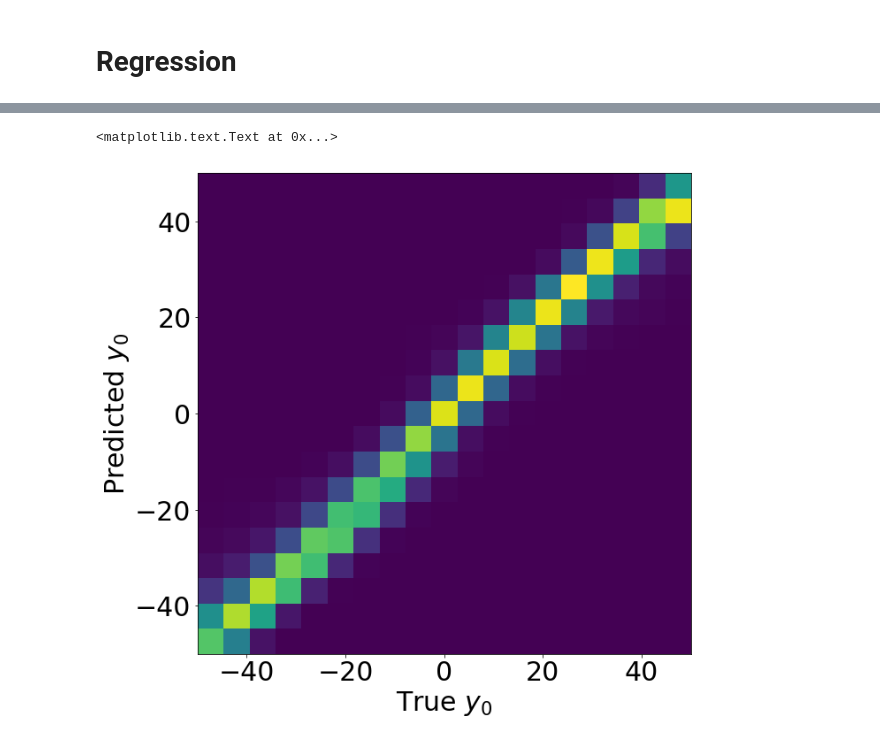
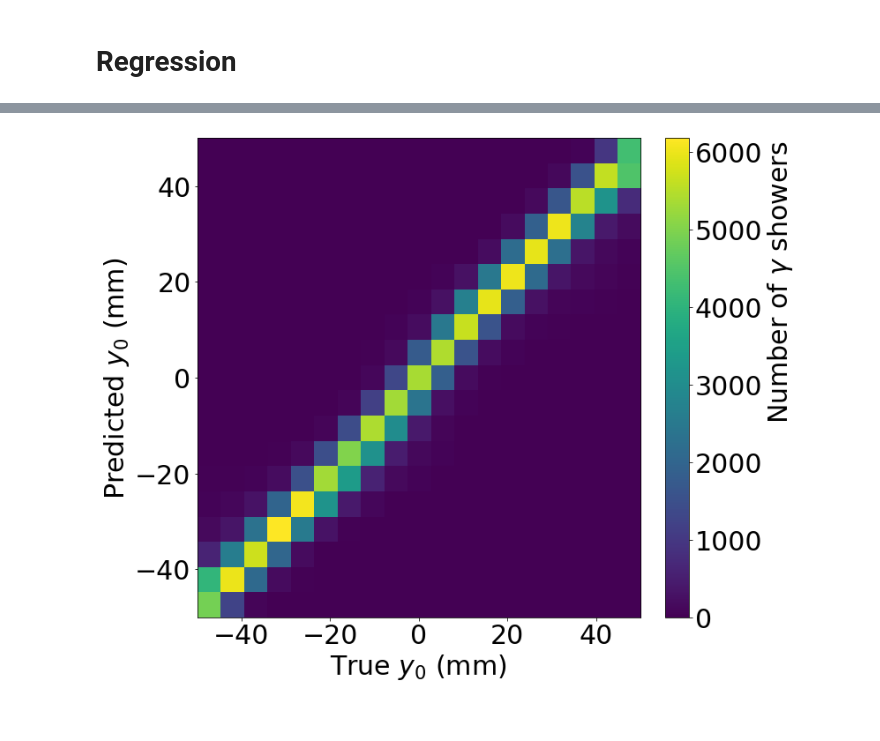
Before and after one commit to hep-lbdl/CaloGAN, a Jupyter notebook: classification/calo-classfier.ipynb, the cells around one changed output, grey strips where cells are left out. Cells and saved outputs as stored; diff of their text form; code cells hidden in the pictures.

```diff
--- a/classification/calo-classfier.ipynb
+++ b/classification/calo-classfier.ipynb
@@ -975,0 +1457,2 @@ d = h5py.File('../../fast/gamma_angle_position_5deg_xy.h5', 'r')
+# %%
+matplotlib.rcParams.update({'font.size':30})
@@ -1000,7 +1571,7 @@ try:
                 axis=-1),
               callbacks=[
                   EarlyStopping(verbose=True, patience=20, monitor='val_loss'),
-                  ModelCheckpoint('regr4-chkpt.h5',
+                  ModelCheckpoint('regr4_2-chkpt.h5',
                     monitor='val_loss', verbose=True, save_best_only=True)
               ],
               verbose=False, validation_split=0.3, batch_size=128, epochs=100)
@@ -1027,5 +1598,5 @@ Epoch 00088: early stopping
 # %%
-model.load_weights('regr4-chkpt.h5')
+model.load_weights('regr4_2-chkpt.h5')
 # %%
 phihat = model.predict(test_data / 75000)
 # %%
@@ -1033,3 +1604,6 @@ phihat[:, 0] *= abs(phi_A[:n_train]).max()
 phihat[:, 1] *= abs(theta_A[:n_train]).max()
 phihat[:, 2] *= abs(d['x0'][:n_train]).max()
 phihat[:, 3] *= abs(d['x0'][:n_train]).max()
+# %%
+matplotlib.rcParams.update({'font.size' : 30})
+matplotlib.rcParams.update({'figure.autolayout': False})
@@ -1063,9 +1701,13 @@ plt.ylabel(r'Predicted $x_0$')
 # %%
 plt.figure(figsize=(10,10))
 _ = plt.hist2d(d['y0'][n_train:].ravel(), phihat[:, 3].ravel(),
                bins=np.linspace(d['y0'][n_train:].min(), d['y0'][n_train:].max(), 20))
-plt.xlabel(r'True $y_0$')
-plt.ylabel(r'Predicted $y_0$')
+plt.xlabel(r'True $y_0$ (mm)')
+plt.ylabel(r'Predicted $y_0$ (mm)')
+plt.locator_params(nbins=6)
+cbar = plt.colorbar(fraction=0.05)
+cbar.set_label(r'Number of $\gamma$ showers', y=0.70)
+cbar.ax.tick_params()
+plt.savefig('y0.png', bbox_inches='tight', dpi=100)
 # %% [output]
-<matplotlib.text.Text at 0x...>
-[figure, old version]
+[figure, new version]
```
Also changed, not shown: parts of 68 cells of this notebook, 1 other file.
